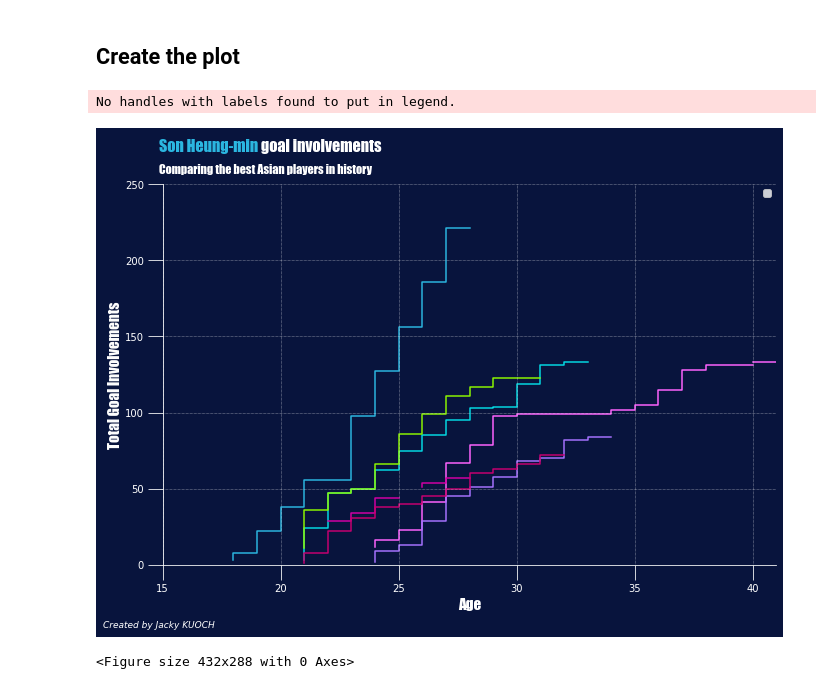
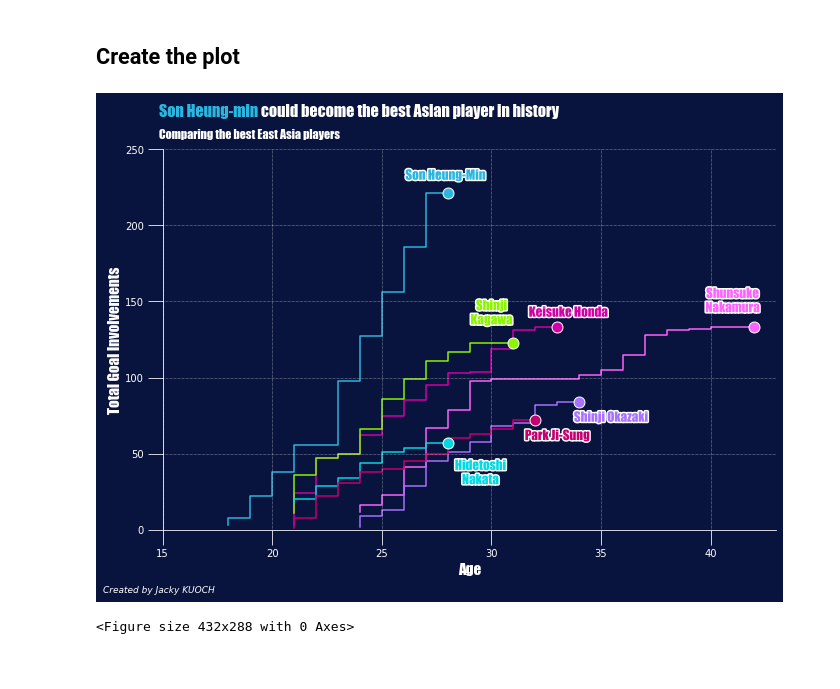
Before and after one commit to JackyKch/HeungMinSonJourney, a Jupyter notebook: coding/dataviz/asian_players_GI.ipynb, the cells around one changed output. Cells and saved outputs as stored; diff of their text form; code cells hidden in the pictures.

```diff
--- a/coding/dataviz/asian_players_GI.ipynb
+++ b/coding/dataviz/asian_players_GI.ipynb
@@ -46,44 +43,65 @@ ax.spines['right'].set_visible(False)
 ax.spines['left'].set_color("w")
 
 # Plot Honda Goal Involments
-plt.step(df_1['Age'], df_1['GI_CumSum'], where='pre', zorder=1, color="#03D9E3")
+plt.step(df_1['Age'], df_1['GI_CumSum'], where='pre', zorder=1, color="#D200A4")
+ax.scatter(33, 133, s=120, color="#D200A4", edgecolors="w", lw=1, zorder=3 )
+sonmax = ax.text(33.5, 140, "Keisuke Honda", fontsize=13, ha="center", color="#D200A4", **hfont)
+sonmax.set_path_effects([path_effects.withStroke(linewidth=3, foreground="w")])
 
 # Plot Kagawa Goal Involments
 plt.step(df_2['Age'], df_2['GI_CumSum'], where='pre', zorder=1, color="#8BF600")
+ax.scatter(31, 123, s=120, color="#8BF600", edgecolors="w", lw=1, zorder=3 )
+sonmax = ax.text(30, 135, "Shinji\nKagawa", fontsize=13, ha="center", color="#8BF600", **hfont)
+sonmax.set_path_effects([path_effects.withStroke(linewidth=3, foreground="w")])
 
 # Plot Nakamura Goal Involments
 plt.step(df_3['Age'], df_3['GI_CumSum'], where='pre', zorder=1, color="#FF63FF")
+ax.scatter(42, 133, s=120, color="#FF63FF", edgecolors="w", lw=1, zorder=3 )
+sonmax = ax.text(41, 143, "Shunsuke\nNakamura", fontsize=13, ha="center", color="#FF63FF", **hfont)
+sonmax.set_path_effects([path_effects.withStroke(linewidth=3, foreground="w")])
 
 # Plot Nakata Goal Involments
-plt.step(df_4['Age'], df_4['GI_CumSum'], where='pre', zorder=1, color="#D200A4")
+plt.step(df_4['Age'], df_4['GI_CumSum'], where='pre', zorder=1, color="#03D9E3")
+ax.scatter(28, 57, s=120, color="#03D9E3", edgecolors="w", lw=1, zorder=3 )
+sonmax = ax.text(29.5, 30, "Hidetoshi\nNakata", fontsize=13, ha="center", color="#03D9E3", **hfont)
+sonmax.set_path_effects([path_effects.withStroke(linewidth=3, foreground="w")])
 
 # Plot Okazaki Goal Involments
 plt.step(df_5['Age'], df_5['GI_CumSum'], where='pre', zorder=1, color="#A672FF")
+ax.scatter(34, 84, s=120, color="#A672FF", edgecolors="w", lw=1, zorder=3 )
+sonmax = ax.text(35.5, 71, "Shinji Okazaki ", fontsize=13, ha="center", color="#A672FF", **hfont)
+sonmax.set_path_effects([path_effects.withStroke(linewidth=3, foreground="w")])
 
 # Plot Park Goal Involments
 plt.step(df_6['Age'], df_6['GI_CumSum'], where='pre', zorder=1, color="#C60070")
+ax.scatter(32, 72, s=120, color="#C60070", edgecolors="w", lw=1, zorder=3 )
+sonmax = ax.text(33, 59, "Park Ji-Sung", fontsize=13, ha="center", color="#C60070", **hfont)
+sonmax.set_path_effects([path_effects.withStroke(linewidth=3, foreground="w")])
 
 # Plot Son Goal Involments
 plt.step(df_7['Age'], df_7['GI_CumSum'], where='pre', zorder=1, color="#2bb6e0")
+ax.scatter(28, 221, s=120, color="#2bb6e0", edgecolors="w", lw=1, zorder=3 )
+sonmax = ax.text(27.9, 230, "Son Heung-Min", fontsize=13, ha="center", color="#2bb6e0", **hfont)
+sonmax.set_path_effects([path_effects.withStroke(linewidth=3, foreground="w")])
+
 
 # Set the ticks
 plt.xticks([15, 20, 25,30, 35, 40])
 plt.yticks([0,50,100,150,200,250])
 ax.set_ylim(0)
-plt.xlim(xmin=15, xmax=41)
+plt.xlim(xmin=15, xmax=43)
 
 # Axes Label
 plt.xlabel("Age", color="w", fontsize=15 , **hfont)
 plt.ylabel("Total Goal Involvements", color="w", fontsize=15 , **hfont)
 
 # Title and credits
-fig_text(0.12,0.97, s="<Son Heung-min> goal involvements\n", highlight_textprops=[{"color": '#2bb6e0'}], fontsize = 16, fontweight = "bold", color = "w", **hfont)
-fig.text(0.12,0.9, "Comparing the best Asian players in history", fontsize = 12, fontweight="light", color = "w", **hfont)
+fig_text(0.12,0.97, s="<Son Heung-Min> could become the best Asian player in history\n", highlight_textprops=[{"color": '#2bb6e0'}], fontsize = 16, fontweight = "bold", color = "w", **hfont)
+fig.text(0.12,0.9, "Comparing the best East Asia players", fontsize = 12, fontweight="light", color = "w", **hfont)
 fig.text(0.05, 0, "Created by Jacky KUOCH",fontstyle="italic",fontsize=9, color="w")
 
 plt.show()
 plt.tight_layout()
 # %% [output]
+[figure, new version]
-No handles with labels found to put in legend.
+<Figure size 432x288 with 0 Axes>
-[figure, old version]
-<Figure size 432x288 with 0 Axes>
```
Also changed, not shown: parts of 3 cells of this notebook, 1 other file.
